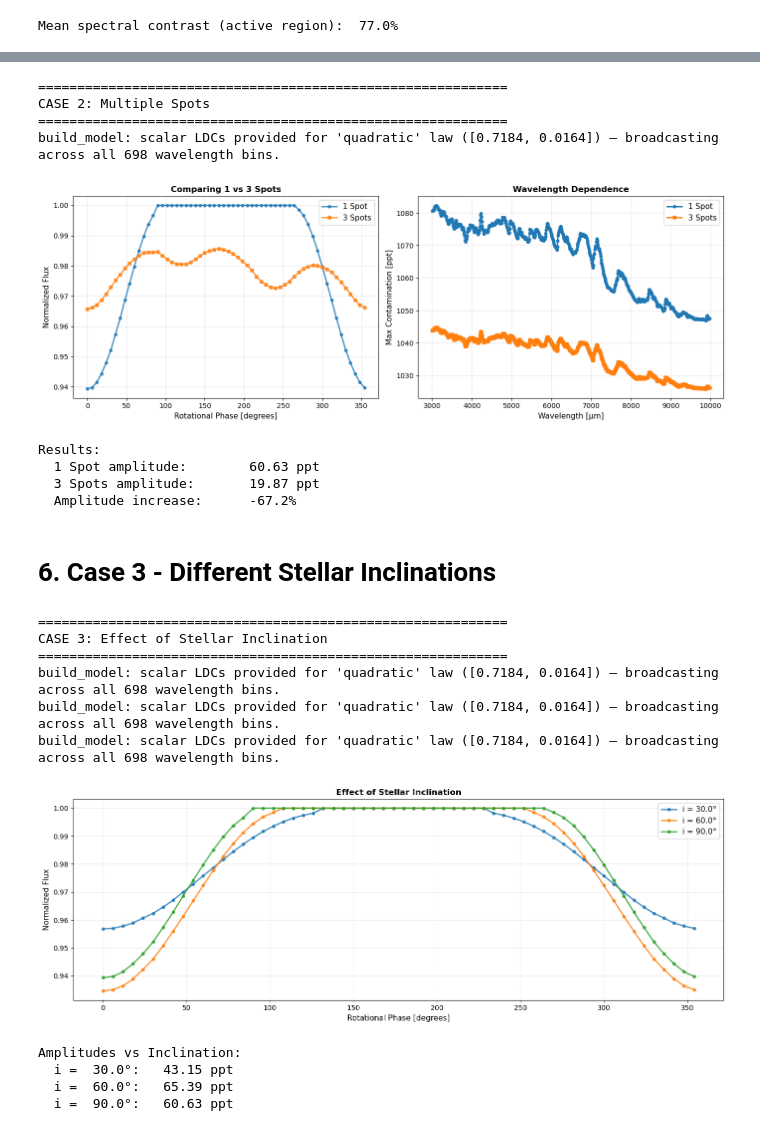
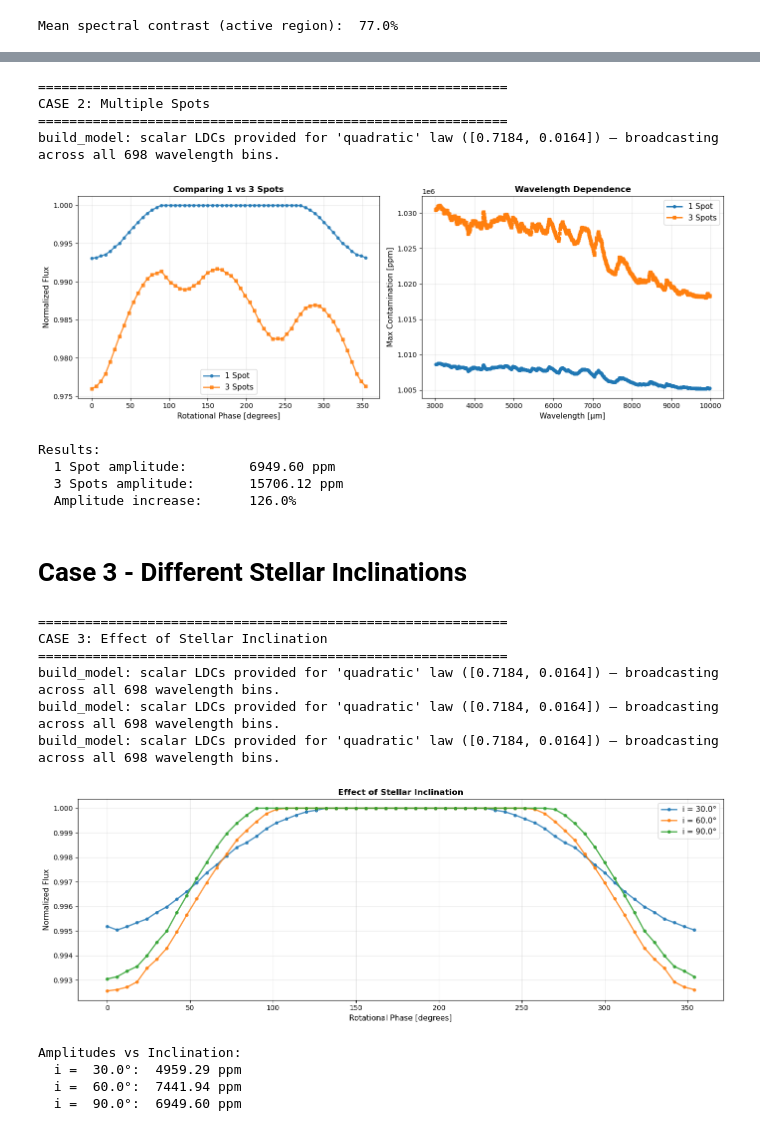
Before and after one commit to SamMerc/sajax, a Jupyter notebook: docs/examples/sajax_quickstart.ipynb, the cells around one changed output, grey strips where cells are left out. Drawn from its saved outputs; the diff is of its cells as text; code cells hidden in the pictures.

```diff
--- a/docs/examples/sajax_quickstart.ipynb
+++ b/docs/examples/sajax_quickstart.ipynb
@@ -213,7 +199,7 @@ result_case2 = compute_light_curve(
     params              = params_case1,
     ar_lat              = [30.0, -20.0, 5.0],        # Three spots
     ar_long             = [0.0, 120.0, 240.0],
-    ar_size             = [12.0, 10.0, 8.0],
+    ar_size             = [10.0, 8.0, 6.0],
     phases_rot          = np.linspace(0, 360, 60, endpoint=False),
     stellar_grid_size   = 100,      # stellar radius in pixels
     ve                  = 2.0,
@@ -227,45 +213,45 @@ ax = axes[0]
 ax.plot(phases, result_case1["lc"], 'o-', label='1 Spot', linewidth=2, markersize=4, alpha=0.8)
 ax.plot(phases, result_case2["lc"], 's-', label='3 Spots', linewidth=2, markersize=4, alpha=0.8)
 ax.set_xlabel('Rotational Phase [degrees]', fontsize=11)
 ax.set_ylabel('Normalized Flux', fontsize=11)
 ax.set_title('Comparing 1 vs 3 Spots', fontsize=12, fontweight='bold')
 ax.legend(fontsize=11)
 ax.grid(True, alpha=0.3)
 
 # Multiple spots: max contamination per wavelength
 ax = axes[1]
 epsilon1 = result_case1["epsilon"]
 epsilon2 = result_case2["epsilon"]
-max_cont1 = np.max(epsilon1, axis=0) * 1e3
-max_cont2 = np.max(epsilon2, axis=0) * 1e3
+max_cont1 = np.max(epsilon1, axis=0) * 1e6
+max_cont2 = np.max(epsilon2, axis=0) * 1e6
 ax.plot(wavelength, max_cont1, 'o-', label='1 Spot', linewidth=2, markersize=4)
 ax.plot(wavelength, max_cont2, 's-', label='3 Spots', linewidth=2, markersize=4)
 ax.set_xlabel('Wavelength [μm]', fontsize=11)
-ax.set_ylabel('Max Contamination [ppt]', fontsize=11)
+ax.set_ylabel('Max Contamination [ppm]', fontsize=11)
 ax.set_title('Wavelength Dependence', fontsize=12, fontweight='bold')
 ax.legend(fontsize=11)
 ax.grid(True, alpha=0.3)
 
 plt.tight_layout()
 plt.show()
 
 lc_amp_2 = np.max(result_case2["lc"]) - np.min(result_case2["lc"])
 print(f"\nResults:")
-print(f"  1 Spot amplitude:        {lc_amplitude*1e3:.2f} ppt")
-print(f"  3 Spots amplitude:       {lc_amp_2*1e3:.2f} ppt")
+print(f"  1 Spot amplitude:        {lc_amplitude*1e6:.2f} ppm")
+print(f"  3 Spots amplitude:       {lc_amp_2*1e6:.2f} ppm")
 print(f"  Amplitude increase:      {(lc_amp_2 - lc_amplitude)/lc_amplitude * 100:.1f}%")
 # %% [output]
 ============================================================
 CASE 2: Multiple Spots
 ============================================================
 build_model: scalar LDCs provided for 'quadratic' law ([0.7184, 0.0164]) — broadcasting across all 698 wavelength bins.
-[figure, old version]
+[figure, new version]
 Results:
-  1 Spot amplitude:        60.63 ppt
-  3 Spots amplitude:       19.87 ppt
-  Amplitude increase:      -67.2%
+  1 Spot amplitude:        6949.60 ppm
+  3 Spots amplitude:       15706.12 ppm
+  Amplitude increase:      126.0%
 # %% [markdown]
-# 6. Case 3 - Different Stellar Inclinations
+# Case 3 - Different Stellar Inclinations
 # %%
 print("\n" + "="*60)
 print("CASE 3: Effect of Stellar Inclination")
@@ -283,7 +269,7 @@ for inc in inclinations:
         params              = params_inc,
         ar_lat              = [20.0],
         ar_long             = [0.0],
-        ar_size             = [15.0],
+        ar_size             = [5.0],                     # 5° radius
         phases_rot          = np.linspace(0, 360, 60, endpoint=False),
         stellar_grid_size   = 100,      # stellar radius in pixels
         ve                  = 2.0,
@@ -310,7 +296,7 @@ print(f"\nAmplitudes vs Inclination:")
 amplitudes = [np.max(r["lc"]) - np.min(r["lc"]) for r in results_inc]
 
 for inc, amp in zip(inclinations, amplitudes):
-    print(f"  i = {inc:5.1f}°:  {amp*1e3:6.2f} ppt")
+    print(f"  i = {inc:5.1f}°:  {amp*1e6:6.2f} ppm")
 # %% [output]
 ============================================================
 CASE 3: Effect of Stellar Inclination
@@ -318,9 +304,9 @@ CASE 3: Effect of Stellar Inclination
 build_model: scalar LDCs provided for 'quadratic' law ([0.7184, 0.0164]) — broadcasting across all 698 wavelength bins.
 build_model: scalar LDCs provided for 'quadratic' law ([0.7184, 0.0164]) — broadcasting across all 698 wavelength bins.
 build_model: scalar LDCs provided for 'quadratic' law ([0.7184, 0.0164]) — broadcasting across all 698 wavelength bins.
-[figure, old version]
+[figure, new version]
 Amplitudes vs Inclination:
-  i =  30.0°:   43.15 ppt
-  i =  60.0°:   65.39 ppt
-  i =  90.0°:   60.63 ppt
+  i =  30.0°:  4959.29 ppm
+  i =  60.0°:  7441.94 ppm
+  i =  90.0°:  6949.60 ppm
 # %% [markdown]
```
Also changed, not shown: parts of 9 cells of this notebook, 1 other file.
